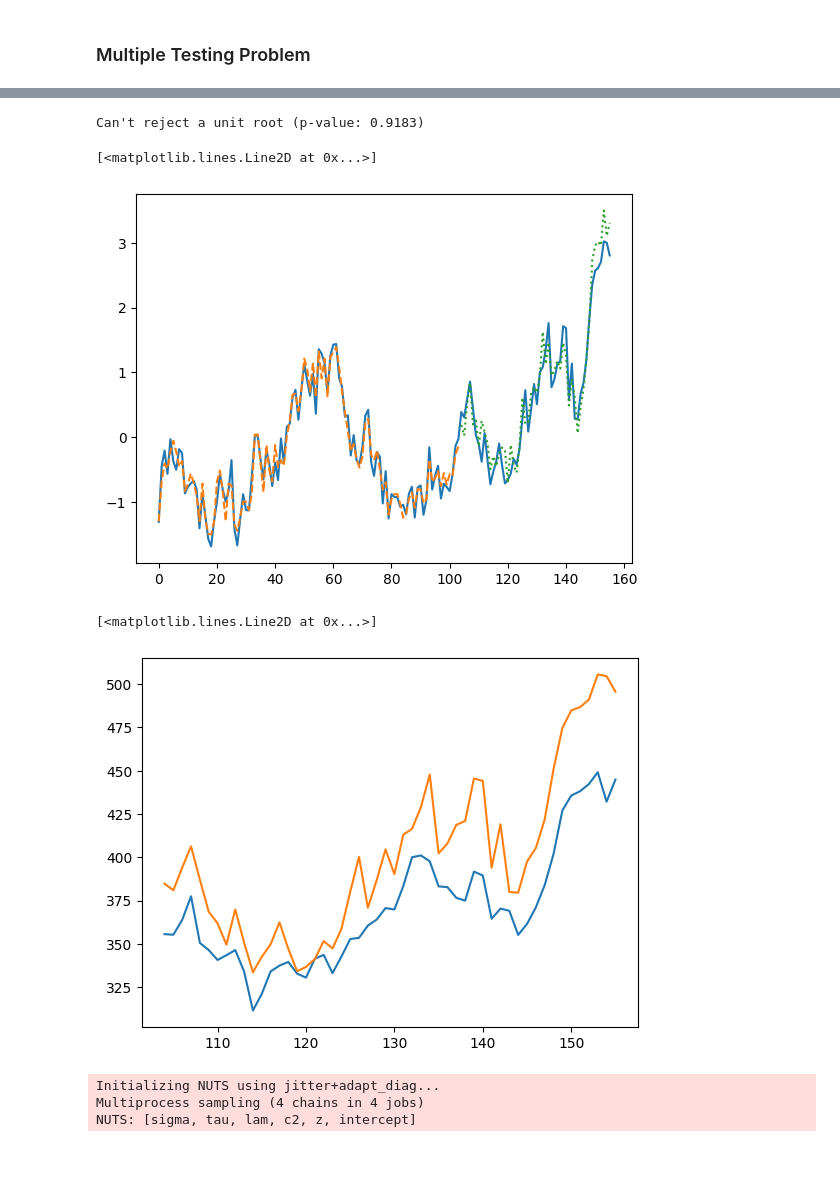
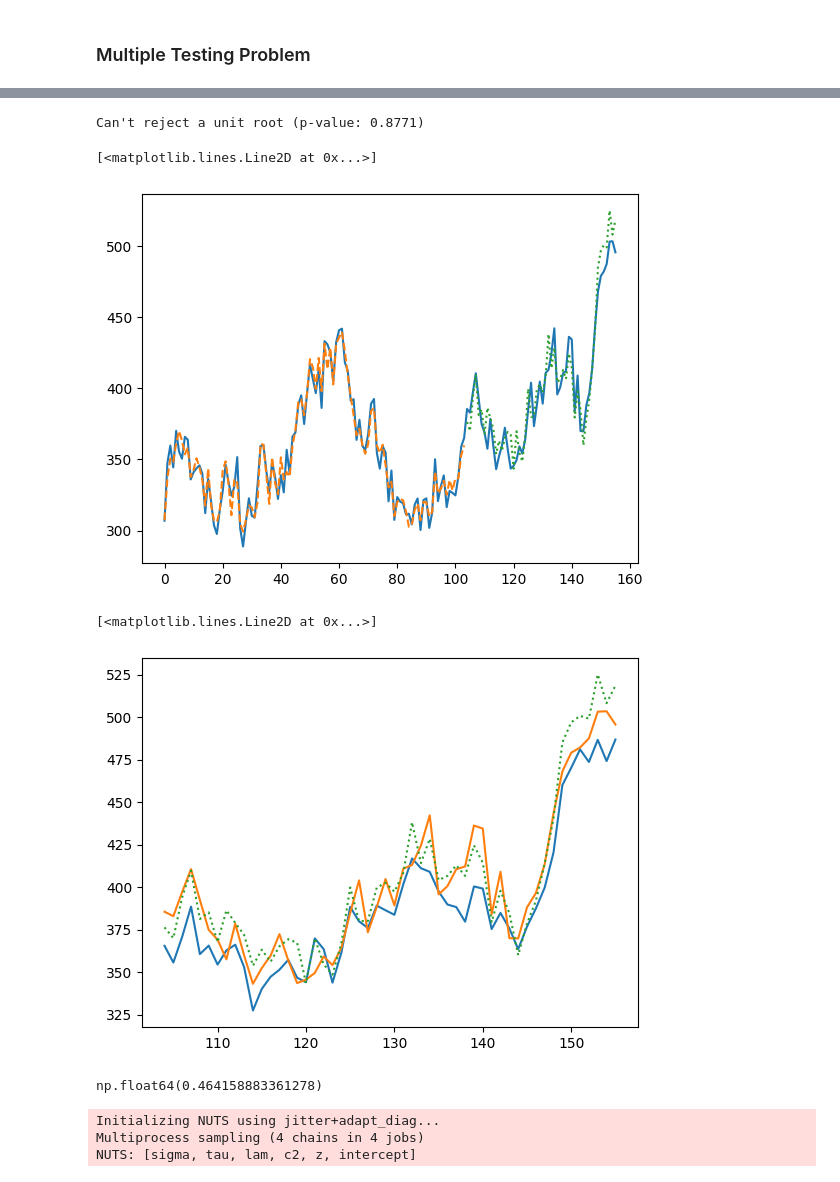
Before and after one commit to redam94/common_regression_issues, a Jupyter notebook: nbs/02_the_illusion_of_significance.ipynb, the cells around one changed output, grey strips where cells are left out. Saved outputs shown, nothing was run; the diff lists cells and outputs as text; code cells hidden in the pictures.

```diff
--- a/nbs/02_the_illusion_of_significance.ipynb
+++ b/nbs/02_the_illusion_of_significance.ipynb
@@ -145,7 +145,7 @@ def simulate_multiple_data(seed=42):
         + 4*true_walk # Random walk
         + np.random.normal(0, 1, n)*10 # Random noise
         + trend * 150 # Deterministic Linear trend
-        + seasonal_comp * 10 # Seasonal component
+        + seasonal_comp * 20 # Seasonal component
         )
 
     # Generate 100 completely random potential predictors
@@ -304,7 +304,7 @@ if (pvalue := adfuller_test[1])>0.05:
 else:
     print(f"Reject a unit root (p-value: {pvalue:.4f})")
 # %% [output]
-Can't reject a unit root (p-value: 0.9183)
+Can't reject a unit root (p-value: 0.8771)
 # %%
 demeaned_sales = (data['sales']-np.mean(data['sales']))
 std_sales = demeaned_sales/np.std(data['sales'], ddof=1)
@@ -318,29 +318,34 @@ demeaned_random_seasonal = data['random_seasonal_1']-np.mean(data['random_season
 std_random_seasonal = demeaned_random_seasonal/np.std(data['random_seasonal_1'], ddof=1)
 
 
-plt.plot(std_sales, label='Sales')
-plt.plot(std_prediction, label='Predicted Sales', linestyle='--')
-plt.plot(np.arange(104, 156), std_test_prediction, label='Test Prediction', linestyle=':')
+plt.plot(data['sales'], label='Sales')
+plt.plot(prediction, label='Predicted Sales', linestyle='--')
+plt.plot(np.arange(104, 156), test_prediction, label='Test Prediction', linestyle=':')
 #plt.plot(std_random_seasonal, label='Random Seasonal 0', linestyle='-.')
 #plt.plot(std_random_walk_9, label='Random Walk 9', linestyle=':')
 # %% [output]
 [<matplotlib.lines.Line2D at 0x...>]
-[figure, old version]
+[figure, new version]
 # %%
 from sklearn.linear_model import LassoCV
 from sklearn.preprocessing import StandardScaler
 from sklearn.pipeline import make_pipeline
 # %%
-lasso = LassoCV(cv=5, alphas=[2, 3, 4])
+lasso = LassoCV(cv=10, alphas=np.logspace(-1, 2, 100), random_state=0)
 scaler = StandardScaler()
 pipeline = make_pipeline(scaler, lasso)
 fitted_pipeline = pipeline.fit(train_data.drop(columns=['sales']), train_data['sales'])
 # %%
 plt.plot(np.arange(104, 156), fitted_pipeline.predict(data.iloc[104:].drop(columns=['sales'])))
 plt.plot(data.iloc[104:]['sales'])
+plt.plot(np.arange(104, 156), test_prediction, label='Test Prediction', linestyle=':')
 # %% [output]
 [<matplotlib.lines.Line2D at 0x...>]
-[figure, old version]
+[figure, new version]
+# %%
+lasso.alpha_
+# %% [output]
+np.float64(0.464158883361278)
 # %%
 import pymc as pm
 # %%
```
Also changed, not shown: parts of 7 cells of this notebook, 2 other files.
